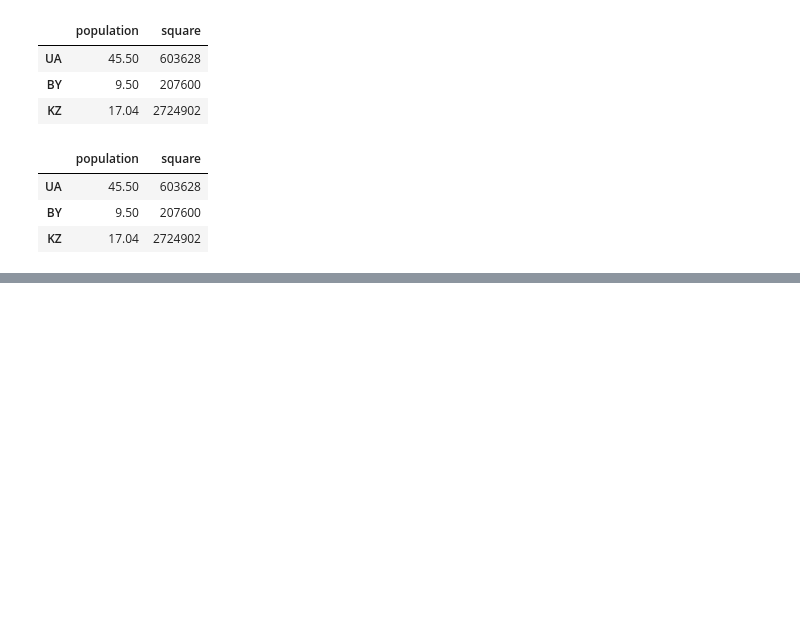
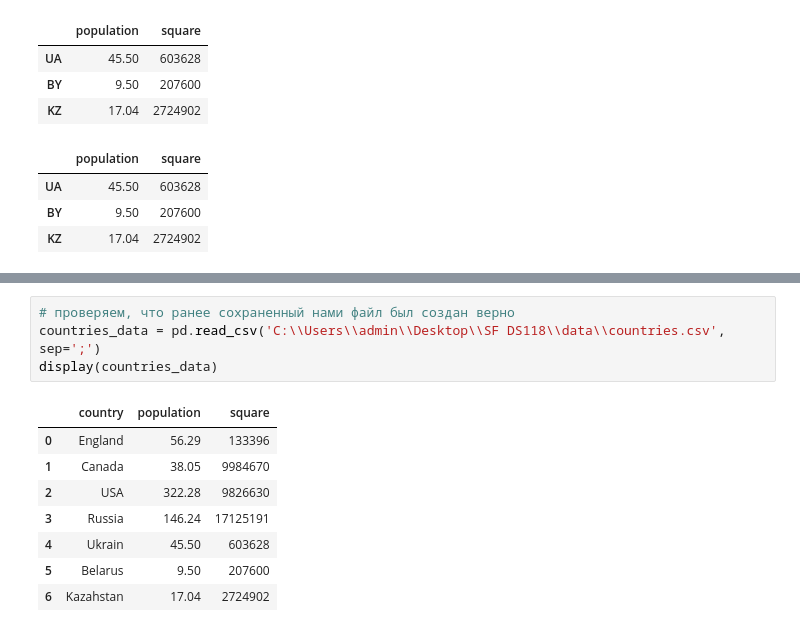
Before and after one commit to xndrf/SF-DS118, a Jupyter notebook: lesson/PY_10_Введение в Pandas/lectures.ipynb, the cells around one changed output, grey strips where cells are left out. Cells and saved outputs as stored; diff of their text form; blank space fills up the shorter version.

```diff
--- a/lesson/PY_10_Введение в Pandas/lectures.ipynb
+++ b/lesson/PY_10_Введение в Pandas/lectures.ipynb
@@ -253,0 +288,13 @@ Name: RU, dtype: object
+# %%
+# проверяем, что ранее сохраненный нами файл был создан верно
+countries_data = pd.read_csv('C:\\Users\\admin\\Desktop\\SF DS118\\data\\countries.csv', sep=';')
+display(countries_data)
+# %% [output]
+|  | country | population | square |
+| 0 | England | 56.29 | 133396 |
+| 1 | Canada | 38.05 | 9984670 |
+| 2 | USA | 322.28 | 9826630 |
+| 3 | Russia | 146.24 | 17125191 |
+| 4 | Ukrain | 45.50 | 603628 |
+| 5 | Belarus | 9.50 | 207600 |
+| 6 | Kazahstan | 17.04 | 2724902 |
```
Also changed, not shown: parts of 8 cells of this notebook.
